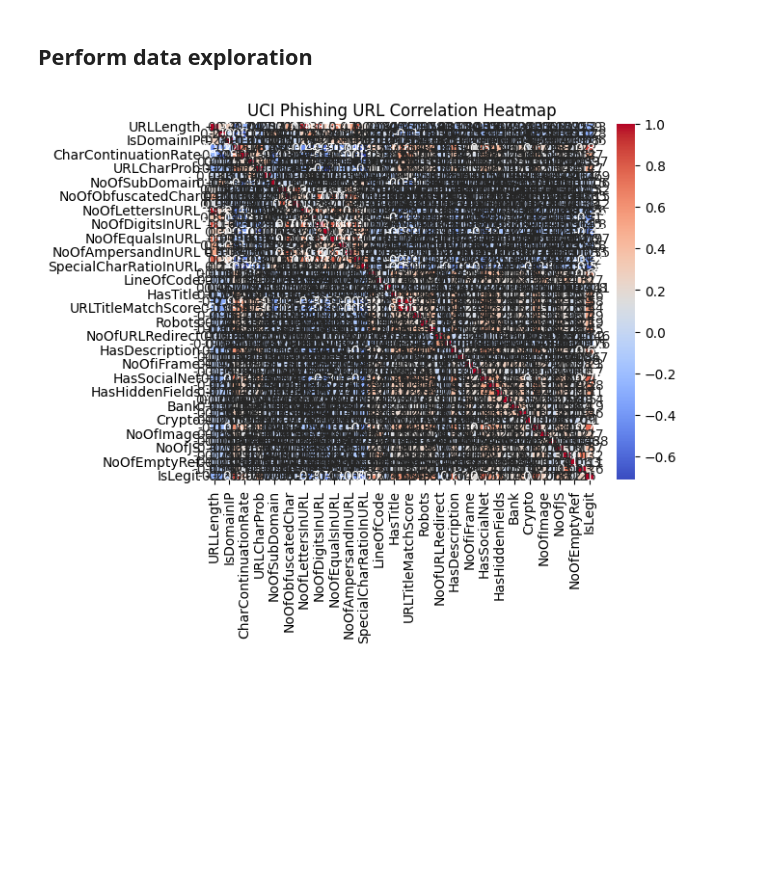
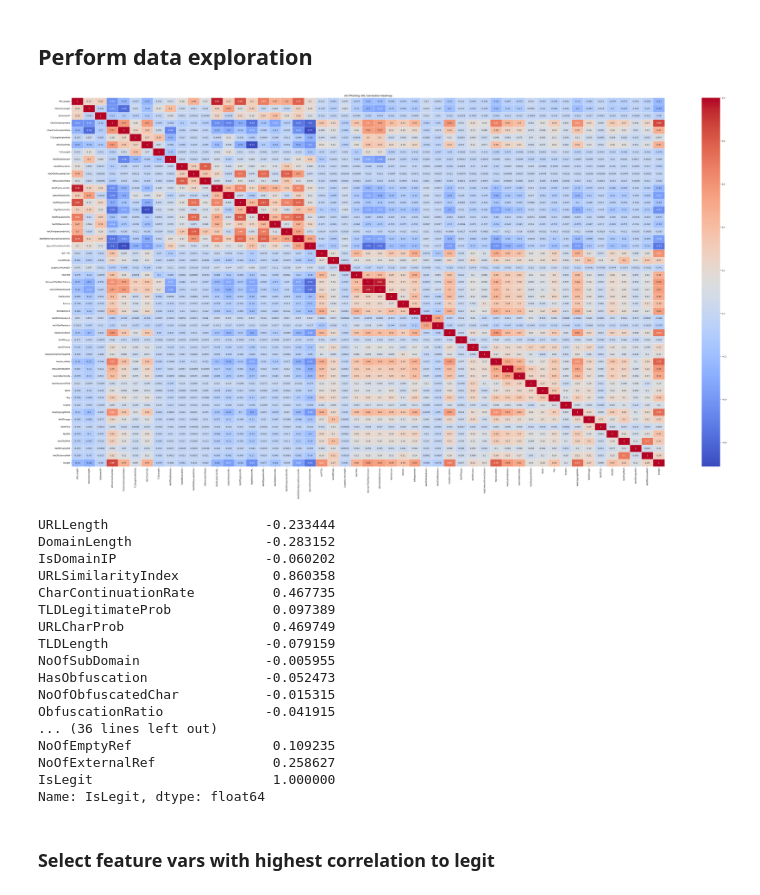
Before and after one commit to arctic-cheetah/COMP3900-Project, a Jupyter notebook: backend/model_training/gridSearch.ipynb, the cells around one changed output. Saved outputs shown, nothing was run; the diff lists cells and outputs as text; code cells hidden in the pictures; blank space fills up the shorter version.

Commit message:
feat: added exploratory data to select feature vars for html analysis

```diff
--- a/backend/model_training/gridSearch.ipynb
+++ b/backend/model_training/gridSearch.ipynb
@@ -56,16 +56,41 @@ dataset
 # %% [markdown]
 ## Perform data exploration
 # %%
-def show_corr_matrix(df: pd.DataFrame, output_filename):
+def show_corr_matrix(df: pd.DataFrame, output_filename) -> pd.DataFrame:
+    # Return the correlation matrix and show it to user
     # Drop cols that are not numeric
     non_numeric_cols = [df.columns[i] for i, e in enumerate(df.dtypes) if not pd.api.types.is_numeric_dtype(e)]
     df.drop(columns=non_numeric_cols, inplace=True)
     matrix = df.corr()
+
     plt.figure(figsize=(64,32))
     plt.title("UCI Phishing URL Correlation Heatmap")
     sns.heatmap(matrix, annot=True, cmap="coolwarm", linewidths=0.5)
     plt.savefig(output_filename)
+    return matrix
 # %%
-show_corr_matrix(dataset, "../outputs/corr-matrix.png")
+matrix = show_corr_matrix(dataset, "../outputs/corr-matrix.png")
 # %% [output]
-[figure, old version]
+[figure, new version]
+# %%
+print(matrix["IsLegit"])
+# %% [output]
+URLLength                    -0.233444
+DomainLength                 -0.283152
+IsDomainIP                   -0.060202
+URLSimilarityIndex            0.860358
+CharContinuationRate          0.467735
+TLDLegitimateProb             0.097389
+URLCharProb                   0.469749
+TLDLength                    -0.079159
+NoOfSubDomain                -0.005955
+HasObfuscation               -0.052473
+NoOfObfuscatedChar           -0.015315
+ObfuscationRatio             -0.041915
+... (36 lines left out)
+NoOfEmptyRef                  0.109235
+NoOfExternalRef               0.258627
+IsLegit                       1.000000
+Name: IsLegit, dtype: float64
+# %% [markdown]
+### Select feature vars with highest correlation to legit
```
Also changed, not shown: parts of 1 cell of this notebook.
